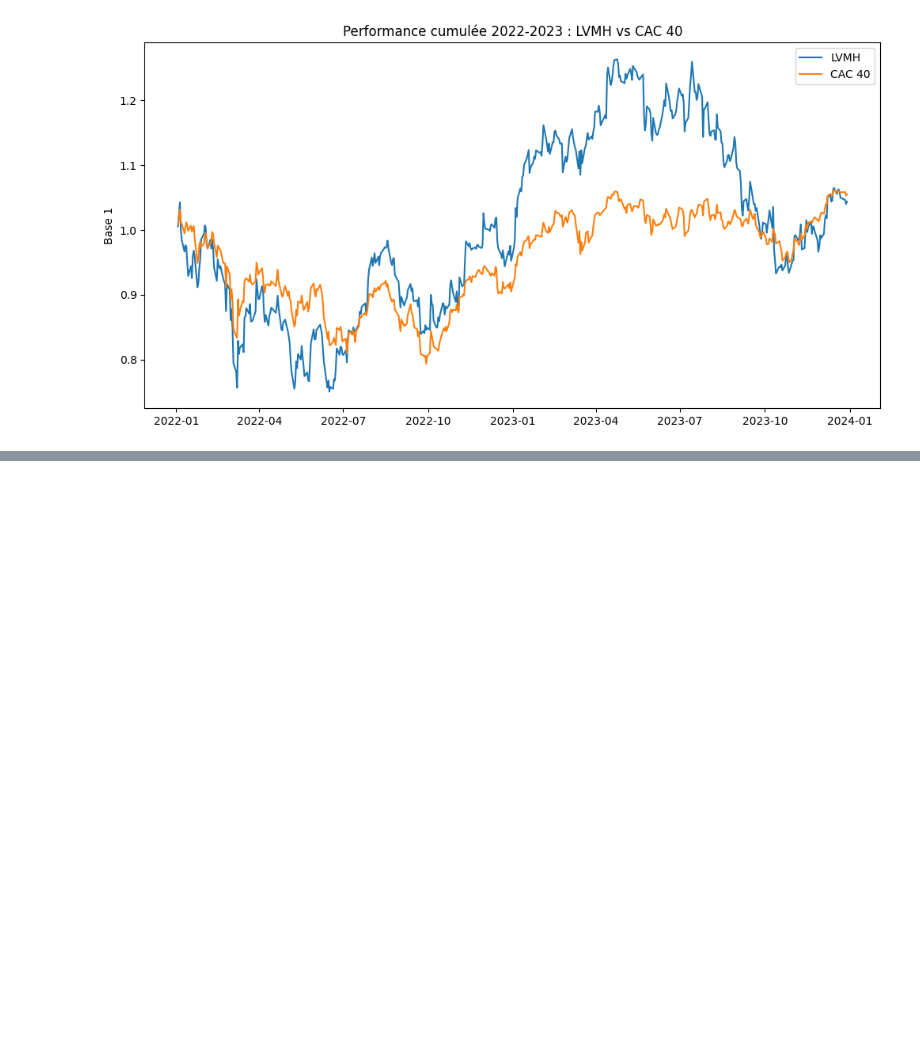
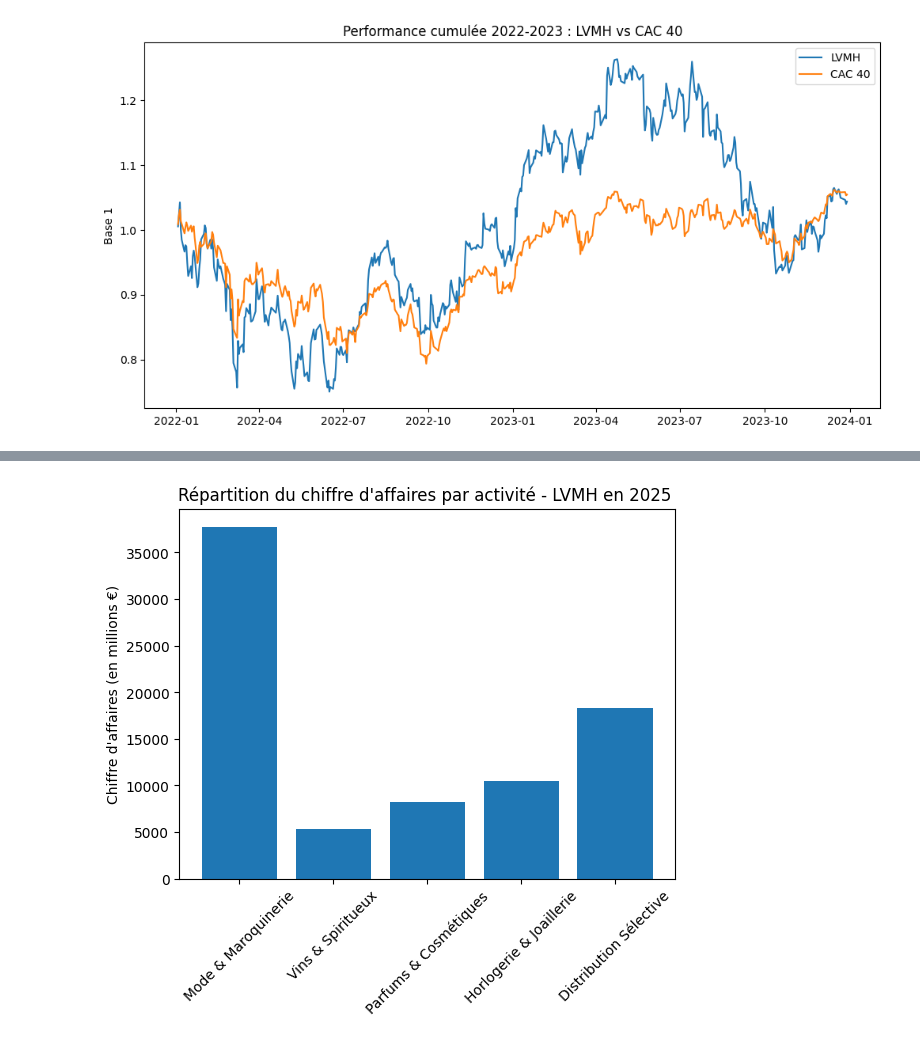
Before and after one commit to melynazrd/IAE_METZ_2026_DATA_AUDIT, a Jupyter notebook: SCRIPTS/analyse_lvmh.ipynb, the cells around one changed output, grey strips where cells are left out. Saved outputs shown, nothing was run; the diff lists cells and outputs as text; code cells hidden in the pictures; blank space fills up the shorter version.

```diff
--- a/SCRIPTS/analyse_lvmh.ipynb
+++ b/SCRIPTS/analyse_lvmh.ipynb
@@ -420,0 +445,23 @@ per_df
+# %%
+!pip install matplotlib pandas
+
+# Chiffre d'affaires par division (en millions d'euros)
+divisions = [
+    "Mode & Maroquinerie",
+    "Vins & Spiritueux",
+    "Parfums & Cosmétiques",
+    "Horlogerie & Joaillerie",
+    "Distribution Sélective"
+]
+
+revenues_div = [37770,5358,8174,10466, 18348]
+
+plt.figure()
+bars = plt.bar(divisions, revenues_div)
+
+plt.xticks(rotation=45)
+plt.ylabel("Chiffre d'affaires (en millions €)")
+plt.title("Répartition du chiffre d'affaires par activité - LVMH en 2025 ")
+
+plt.show()
+# %% [output]
@@ -420,0 +483 @@ per_df
+[figure, added]
```
Also changed, not shown: parts of 12 cells of this notebook.
